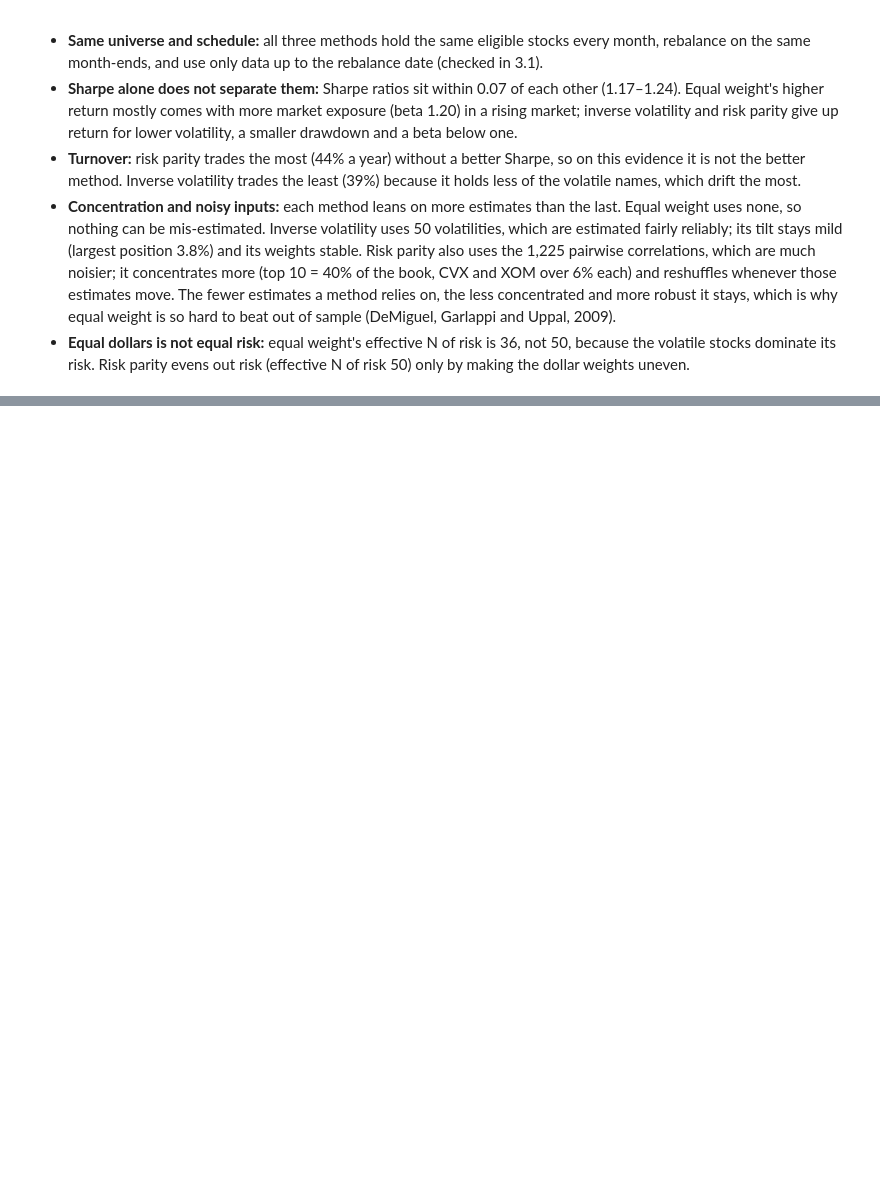
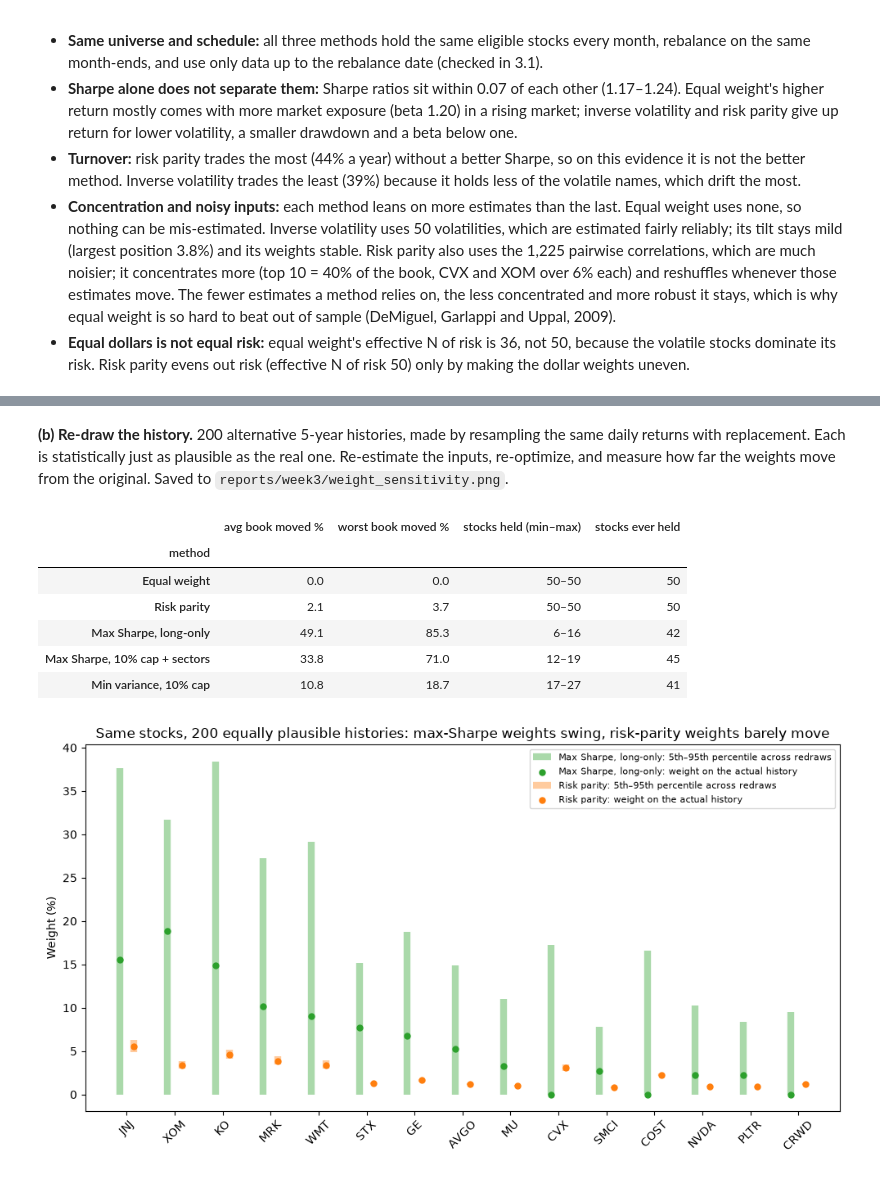
Before and after one commit to jialucharlottewu/LendoCapital, a Jupyter notebook: notebooks/week3/risk_portfolio_construction.ipynb, the cells around one changed output, grey strips where cells are left out. Cells and saved outputs as stored; diff of their text form; code cells hidden in the pictures; blank space fills up the shorter version.

```diff
--- a/notebooks/week3/risk_portfolio_construction.ipynb
+++ b/notebooks/week3/risk_portfolio_construction.ipynb
@@ -607,0 +856,15 @@ print("   Effective N of risk: " + ", ".join(f"{m} {k.loc[m, 'effective_n_risk']
+# %%
+rng = np.random.default_rng(0)
+nudge_rows = []
+for noise in [0.01, 0.025, 0.05]:
+    row = {"noise (pp)": noise * 100, "noise / std. error": noise / se_mu.median()}
+    for name in ["Long-only", "10% cap + 25% sector cap"]:
+        kw = CONSTRAINTS[name]
+        base = mean_variance_weights(mu, cov, "max_sharpe", **kw)
+        moved = [0.5 * (mean_variance_weights(mu + rng.normal(0, noise, len(mu)), cov, "max_sharpe", **kw)
+                        - base).abs().sum() for _ in range(100)]
+        row[f"{name}: avg book moved %"] = np.mean(moved) * 100
+        row[f"{name}: worst book moved %"] = np.max(moved) * 100
+    nudge_rows.append(row)
+nudge = pd.DataFrame(nudge_rows).set_index("noise (pp)")
+nudge.round(2)
@@ -607,0 +877,52 @@ print("   Effective N of risk: " + ", ".join(f"{m} {k.loc[m, 'effective_n_risk']
+# %% [markdown]
+**(b) Re-draw the history.** 200 alternative 5-year histories, made by resampling the same daily returns with replacement. Each is statistically just as plausible as the real one. Re-estimate the inputs, re-optimize, and measure how far the weights move from the original. Saved to `reports/week3/weight_sensitivity.png`.
+# %%
+SENS = {
+    "Equal weight": lambda cov: pd.Series(1 / len(cov), index=cov.index),
+    "Risk parity": risk_parity_weights,
+    "Max Sharpe, long-only": P(mean_variance_weights, objective="max_sharpe"),
+    "Max Sharpe, 10% cap + sectors": P(mean_variance_weights, objective="max_sharpe",
+                                       max_weight=0.10, sectors=SECTORS, sector_cap=0.25),
+    "Min variance, 10% cap": P(mean_variance_weights, objective="min_variance", max_weight=0.10),
+}
+boot, sens_rows = {}, []
+for m, f in SENS.items():
+    boot[m] = bootstrap_weights(est, f, n_boot=200, seed=0)
+    base = compare_w[m]
+    moved = 0.5 * (boot[m] - base).abs().sum(axis=1)
+    held_ever = (boot[m] > 0).any().sum()
+    sens_rows.append({"method": m, "avg book moved %": moved.mean() * 100,
+                      "worst book moved %": moved.max() * 100,
+                      "stocks held (min–max)": f"{(boot[m] > 0).sum(axis=1).min()}–{(boot[m] > 0).sum(axis=1).max()}",
+                      "stocks ever held": held_ever})
+sensitivity = pd.DataFrame(sens_rows).set_index("method")
+display(sensitivity.round(1))
+
+# weight ranges for the long-only max-Sharpe portfolio vs risk parity
+ms = "Max Sharpe, long-only"
+top = boot[ms].mean().sort_values(ascending=False).head(15).index
+fig, ax = plt.subplots(figsize=(10, 5.5))
+x = np.arange(len(top))
+for off, m in [(-0.15, ms), (0.15, "Risk parity")]:
+    lo, hi = boot[m][top].quantile(0.05) * 100, boot[m][top].quantile(0.95) * 100
+    ax.vlines(x + off, lo, hi, lw=6, alpha=0.4, color="C2" if m == ms else "C1",
+              label=f"{m}: 5th–95th percentile across redraws")
+    ax.scatter(x + off, compare_w[m][top] * 100, color="C2" if m == ms else "C1", zorder=3, s=25,
+               label=f"{m}: weight on the actual history")
+ax.set_xticks(x)
+ax.set_xticklabels(top, rotation=45)
+ax.set_ylabel("Weight (%)")
+ax.set_title("Same stocks, 200 equally plausible histories: max-Sharpe weights swing, risk-parity weights barely move")
+ax.legend(fontsize=8)
+plt.tight_layout()
+plt.savefig(f"{REPORTS}/weight_sensitivity.png", dpi=150)
+plt.show()
+# %% [output]
+|  | avg book moved % | worst book moved % | stocks held (min–max) | stocks ever held |
+| method |  |  |  |  |
+| Equal weight | 0.0 | 0.0 | 50–50 | 50 |
+| Risk parity | 2.1 | 3.7 | 50–50 | 50 |
+| Max Sharpe, long-only | 49.1 | 85.3 | 6–16 | 42 |
+| Max Sharpe, 10% cap + sectors | 33.8 | 71.0 | 12–19 | 45 |
+| Min variance, 10% cap | 10.8 | 18.7 | 17–27 | 41 |
+[figure, added]
```
Also changed, not shown: parts of 19 cells of this notebook, 7 other files.
